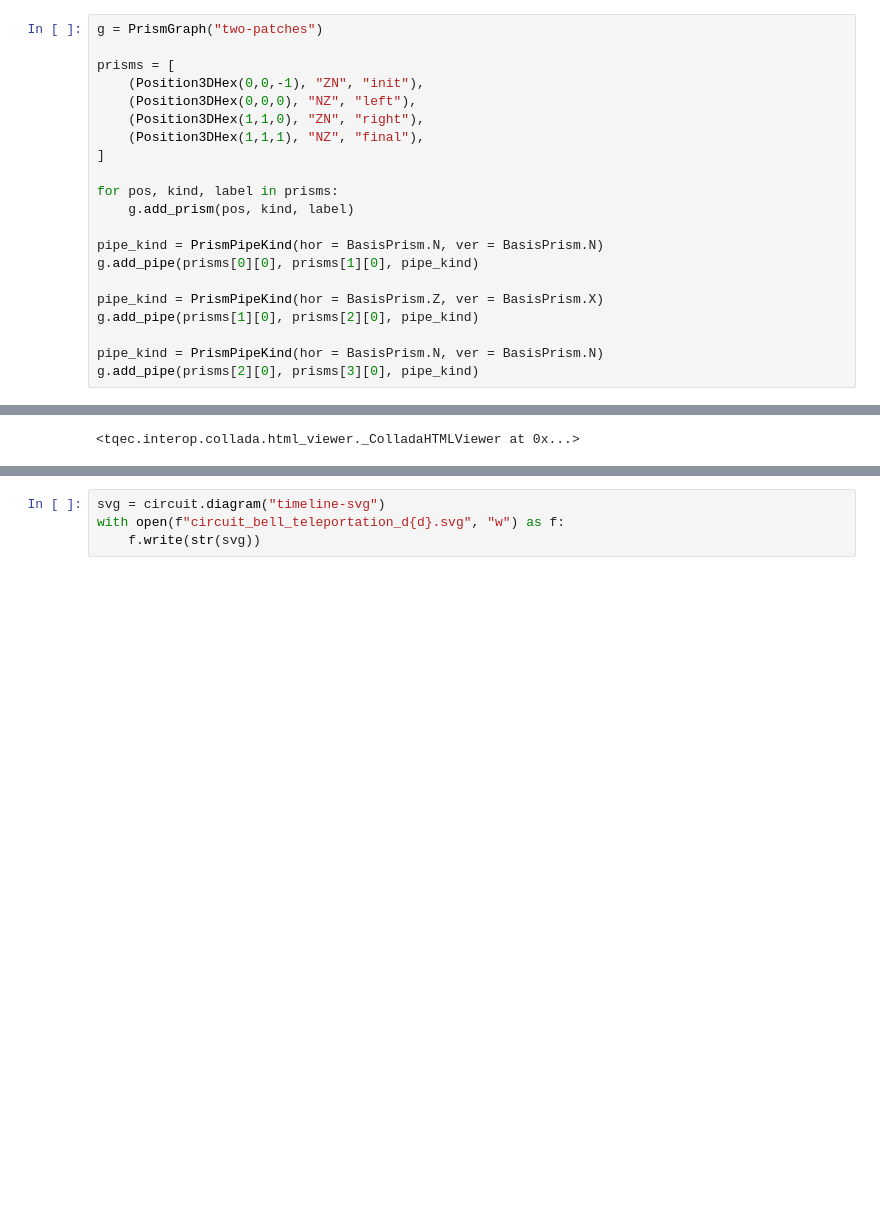
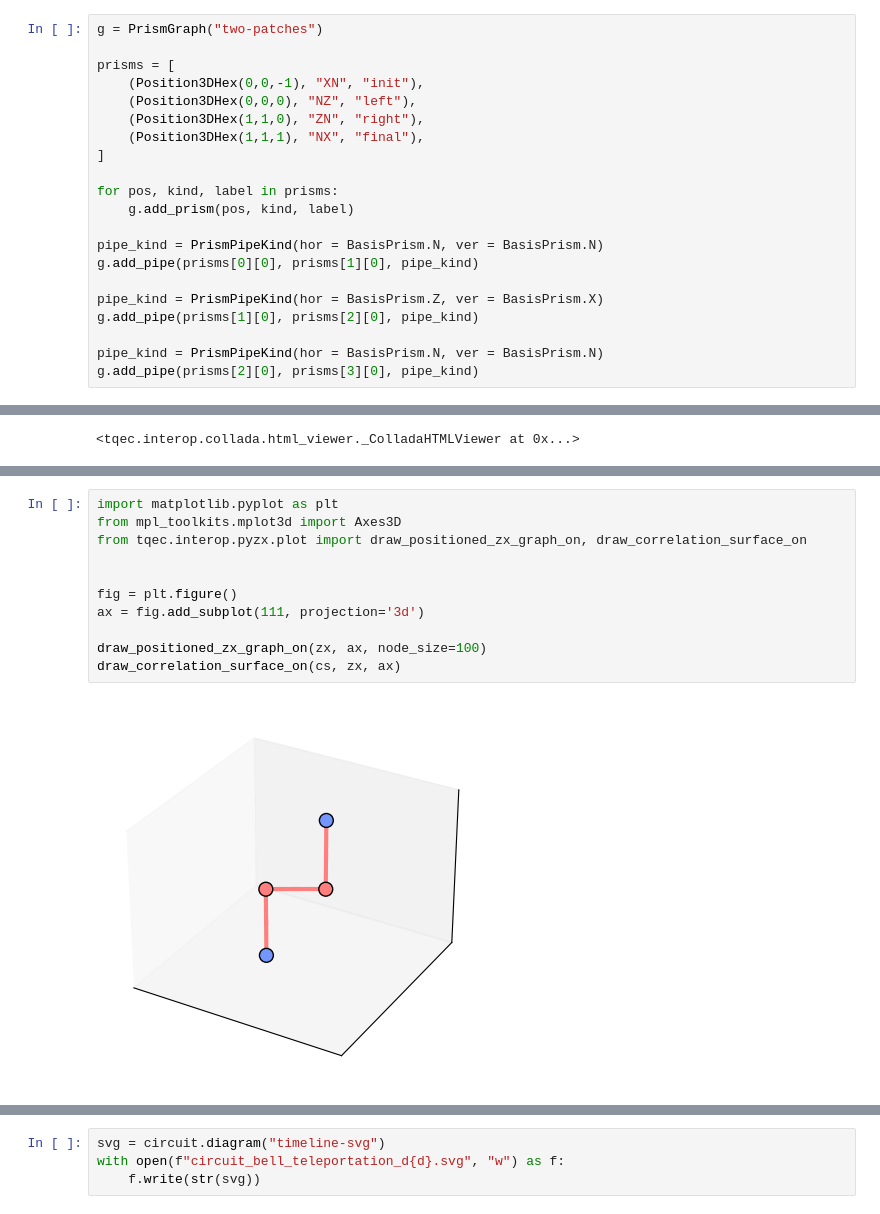
Before and after one commit to LSHerzog/tqec, a Jupyter notebook: temp-laura/syndrome_extraction_test_260508.ipynb, the cells around one changed output, grey strips where cells are left out. Drawn from its saved outputs; the diff is of its cells as text; blank space fills up the shorter version.

```diff
--- a/temp-laura/syndrome_extraction_test_260508.ipynb
+++ b/temp-laura/syndrome_extraction_test_260508.ipynb
@@ -358,10 +333,10 @@ import matplotlib.pyplot as plt
 g = PrismGraph("two-patches")
 
 prisms = [
-    (Position3DHex(0,0,-1), "ZN", "init"),
+    (Position3DHex(0,0,-1), "XN", "init"),
     (Position3DHex(0,0,0), "NZ", "left"),
     (Position3DHex(1,1,0), "ZN", "right"),
-    (Position3DHex(1,1,1), "NZ", "final"),
+    (Position3DHex(1,1,1), "NX", "final"),
 ]
 
 for pos, kind, label in prisms:
@@ -395,4 +370,17 @@ PrismPipe(u=Prism(position=Position3DHex(x=1, y=1, z=0), kind=ZXPrism(prep=<Basi
 ===
+# %%
+import matplotlib.pyplot as plt
+from mpl_toolkits.mplot3d import Axes3D
+from tqec.interop.pyzx.plot import draw_positioned_zx_graph_on, draw_correlation_surface_on
+
+
+fig = plt.figure()
+ax = fig.add_subplot(111, projection='3d')
+
+draw_positioned_zx_graph_on(zx, ax, node_size=100)
+draw_correlation_surface_on(cs, zx, ax)
+# %% [output]
+[figure, added]
 # %%
 rounds = 3
 p = 0.00
```
Also changed, not shown: parts of 11 cells of this notebook, 14 other files.
